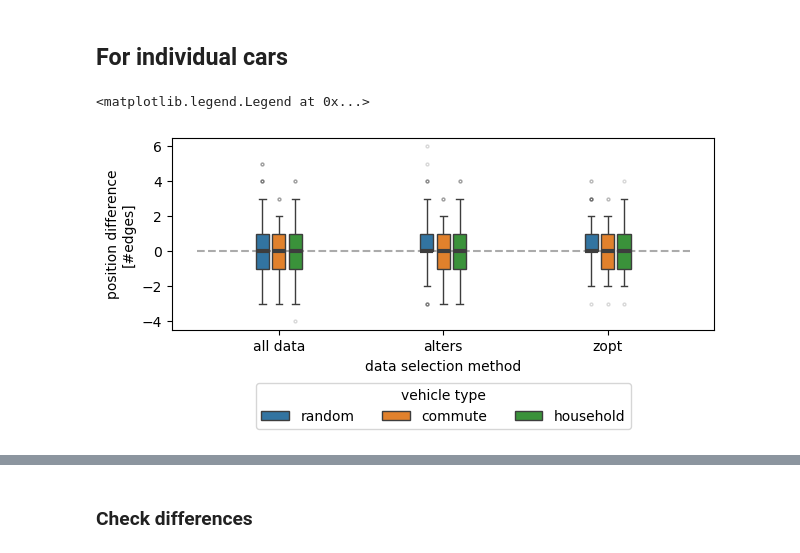
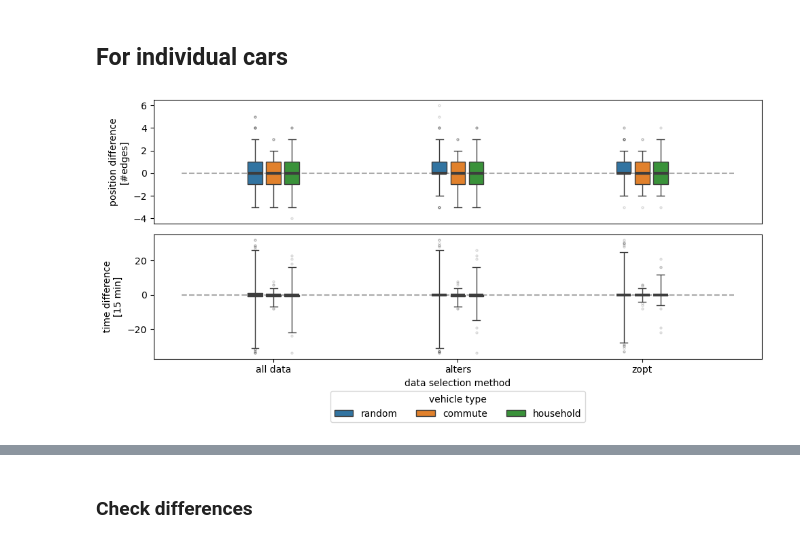
Before and after one commit to alelevente/selcop, a Jupyter notebook: 03_da/05_evaluation/04_fl_privacy.ipynb, the cells around one changed output, grey strips where cells are left out. Saved outputs shown, nothing was run; the diff lists cells and outputs as text; code cells hidden in the pictures.

```diff
--- a/03_da/05_evaluation/04_fl_privacy.ipynb
+++ b/03_da/05_evaluation/04_fl_privacy.ipynb
@@ -108,15 +108,26 @@ per_vehicle_df["time_diff"] = time_diff
 per_vehicle_df["sharing_method"] = sharing_method
 per_vehicle_df["veh_types"] = veh_types
 # %%
-plt.figure(figsize=(7, 2.5))
+fig, ax = plt.subplots(2, 1, figsize=(10, 5))
+
 sns.boxplot(data=per_vehicle_df, x="sharing_method", y="position_diff", hue="veh_types",
+            width=0.3, gap=0.2, whis=[1, 99], legend=False, fliersize=2.0, flierprops={"alpha": 0.2},
+            medianprops={"linewidth":3},
+            ax=ax[0])
+ax[0].set_xlabel("")
+ax[0].set_ylabel("position difference\n[#edges]")
+ax[0].hlines(y=0, xmin=-0.5, xmax=2.5, zorder=0, linestyle="--", color="k", alpha=0.33,)
+ax[0].set_xticks([])
+
+sns.boxplot(data=per_vehicle_df, x="sharing_method", y="time_diff", hue="veh_types",
             width=0.3, gap=0.2, whis=[1, 99], legend=True, fliersize=2.0, flierprops={"alpha": 0.2},
-                medianprops={"linewidth":3})
-plt.xlabel("data selection method")
-plt.ylabel("position difference\n[#edges]")
+            medianprops={"linewidth":3},
+            ax=ax[1])
+ax[1].set_xlabel("data selection method")
+ax[1].set_ylabel("time difference\n[15 min]")
 
-plt.hlines(y=0, xmin=-0.5, xmax=2.5, zorder=0, linestyle="--", color="k", alpha=0.33,)
-plt.legend(title="vehicle type", ncols=3, loc="lower center", bbox_to_anchor=(.5, -.55))
+ax[1].hlines(y=0, xmin=-0.5, xmax=2.5, zorder=0, linestyle="--", color="k", alpha=0.33,)
+ax[1].legend(title="vehicle type", ncols=4, loc="lower center", bbox_to_anchor=(.5, -.55))
+fig.tight_layout()
 # %% [output]
-<matplotlib.legend.Legend at 0x...>
-[figure, old version]
+[figure, new version]
```
Also changed, not shown: parts of 2 cells of this notebook, 3 other files.
